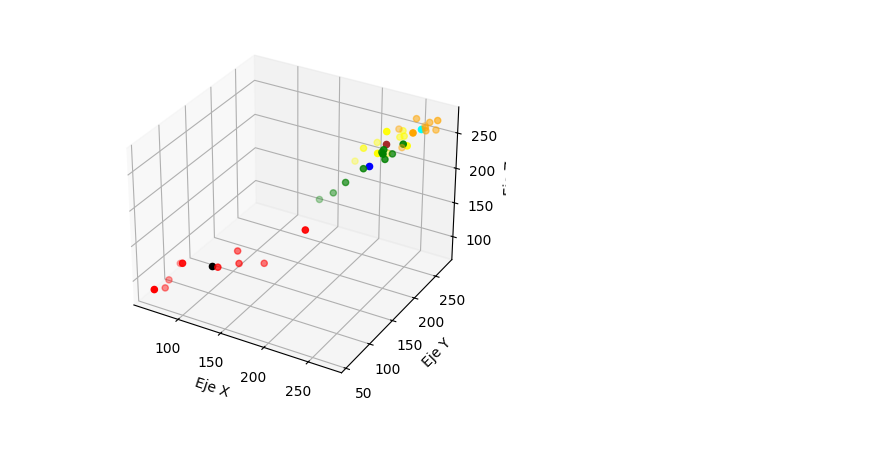
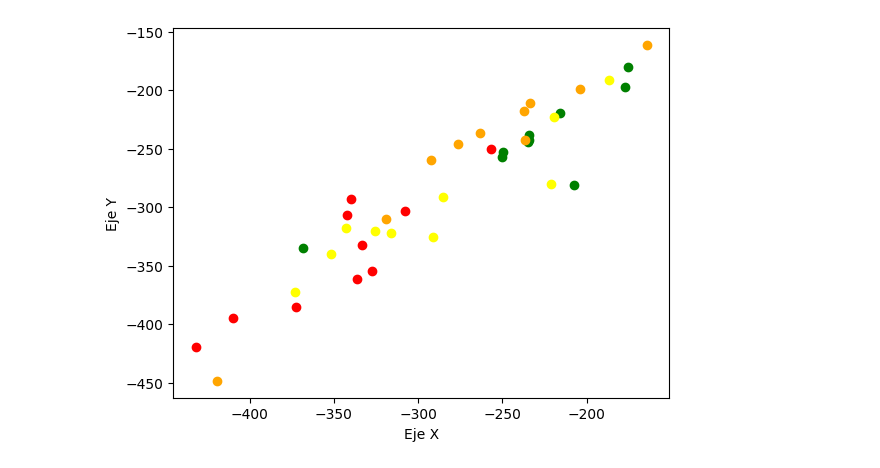
Before and after one commit to Juan2000-coder/Speech_Recognition, a Jupyter notebook: implemetation/first_aproximation/first_test.ipynb, the cells around one changed output. Cells and saved outputs as stored; diff of their text form; code cells hidden in the pictures; blank space fills up the shorter version.

```diff
--- a/implemetation/first_aproximation/first_test.ipynb
+++ b/implemetation/first_aproximation/first_test.ipynb
@@ -277,6 +285,6 @@ def get_varianzs(features, nc):
         varianzs[fruit] = np.argsort(var)[:nc]
     return varianzs
 # %%
-#trimed_audio   = trim_audio(35, fruit_dict)
-#adjusted_audio = adjust_audio(trimed_audio)
+trimed_audio   = trim_audio(35, fruit_dict)
+adjusted_audio = adjust_audio(trimed_audio)
 # %%
@@ -325,36 +349,36 @@ for name, group in fruit_features.items():
 # %%
 fig = plt.figure()
-ax = fig.add_subplot(111, projection='3d')
+#ax = fig.add_subplot(111, projection='3d')
 
 # Configure colors
 colors = dict(zip(fruit_types,['green','yellow','red','orange']))
 centers = get_centers(fruit_features)
 center_colors  = dict(zip(fruit_types,['blue','brown','black','cyan']))
-
+"""
 # Plotear los puntos para cada grupo
 for fruit, points in fruit_features.items():
     ax.scatter(points[:, 0], points[:, 1], points[:, 2], c=colors[fruit], marker='o', label=fruit)
     ax.scatter(centers[fruit][:, 0], centers[fruit][:, 1], centers[fruit][:, 2], c=center_colors[fruit], marker='o', label=f"{fruit}-center")
 
 # configure labels
 ax.set_xlabel('Eje X')
 ax.set_ylabel('Eje Y')
 ax.set_zlabel('Eje Z')
 
 """
 
 for fruit, points in fruit_features.items():
     plt.scatter(points[:, 0], points[:, 1], c = colors[fruit], label=fruit)
-    plt.scatter(centers[fruit][:, 0], centers[fruit][:, 1], c = center_colors[fruit], label = f"{fruit}-center")
+    #plt.scatter(centers[fruit][:, 0], centers[fruit][:, 1], c = center_colors[fruit], label = f"{fruit}-center")
 
 # Configurar etiquetas de ejes
 plt.xlabel('Eje X')
 plt.ylabel('Eje Y')
 
 # Mostrar leyenda
 # plt.legend()
-"""
+
 # Mostrar el gráfico
 plt.show()
 # %% [output]
-[figure, old version]
+[figure, new version]
```
Also changed, not shown: parts of 7 cells of this notebook, 32 other files.
